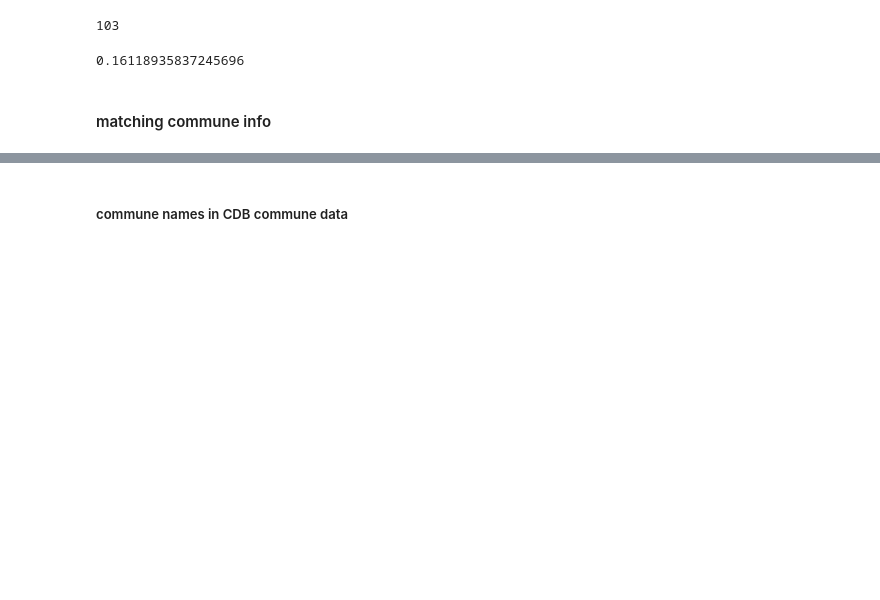
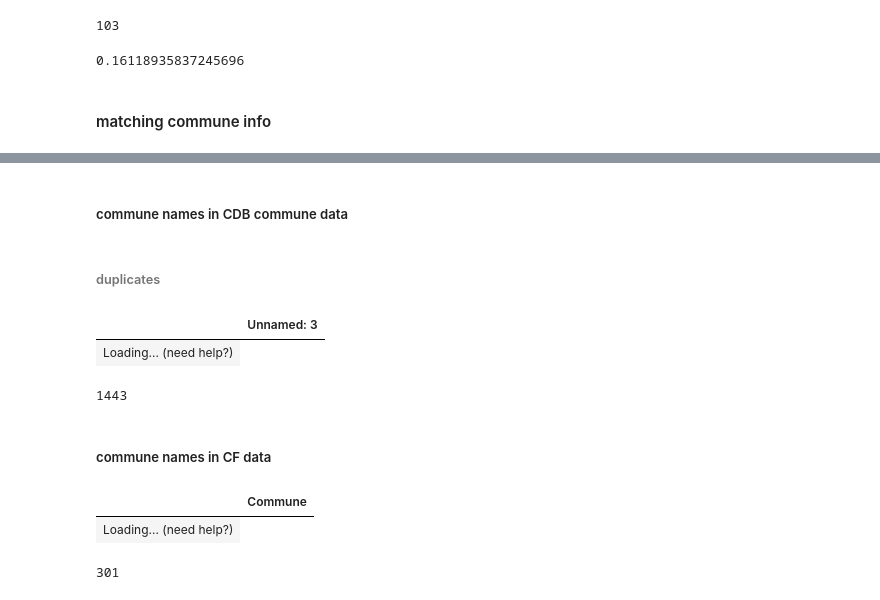
Before and after one commit to sig-gis/mpi, a Jupyter notebook: code/other/village_info_in_CF_vs_CDB.ipynb, the cells around one changed output, grey strips where cells are left out. Cells and saved outputs as stored; diff of their text form; code cells hidden in the pictures; blank space fills up the shorter version.

```diff
--- a/code/other/village_info_in_CF_vs_CDB.ipynb
+++ b/code/other/village_info_in_CF_vs_CDB.ipynb
@@ -124,0 +244,11 @@ assert vill_name_df[2].equals(vill_name_df[1])
+# %%
+for i, df in enumerate(CDB_v_df_lst):
+    c_name_s = df.iloc[:, 3]
+    v_name_s = df.iloc[:, 4]
+    df.iloc[:, 3] = c_name_s.str.strip()
+    df.iloc[:, 4] = v_name_s.str.strip()
+    CDB_v_df_lst[i] = df
+for i, df in enumerate(CDB_c_df_lst):
+    c_name_s = df.iloc[:, 3]
+    df.iloc[:, 3] = c_name_s.str.strip()
+    CDB_c_df_lst[i] = df
@@ -212,4 +332,17 @@ assert name_df[0].equals(name_df[1])
-# %% [markdown]
-##### commune names in CDB commune data
+# %% [markdown]
+##### commune names in CDB commune data
 # %%
-comm_name_s = CDB_c_df_lst[0].iloc[:, 3].dropna()
+comm_CDB_s = CDB_c_df_lst[0].iloc[:, 3].dropna()
+# %% [markdown]
+###### duplicates
+# %%
+comm_CDB_s.value_counts()  # same commune name in diff. districts/provinces
+# %% [output]
+|  | Unnamed: 3 |
+| Loading... (need help?) |
+# %%
+comm_CDB_s.nunique()
+# %% [output]
+1443
+# %% [markdown]
+##### commune names in CF data
@@ -215,0 +351,9 @@ comm_name_s = CDB_c_df_lst[0].iloc[:, 3].dropna()
+# %%
+comm_CF_s
+# %% [output]
+|  | Commune |
+| Loading... (need help?) |
+# %%
+comm_CF_s.nunique()
+# %% [output]
+301
```
Also changed, not shown: parts of 64 cells of this notebook.
